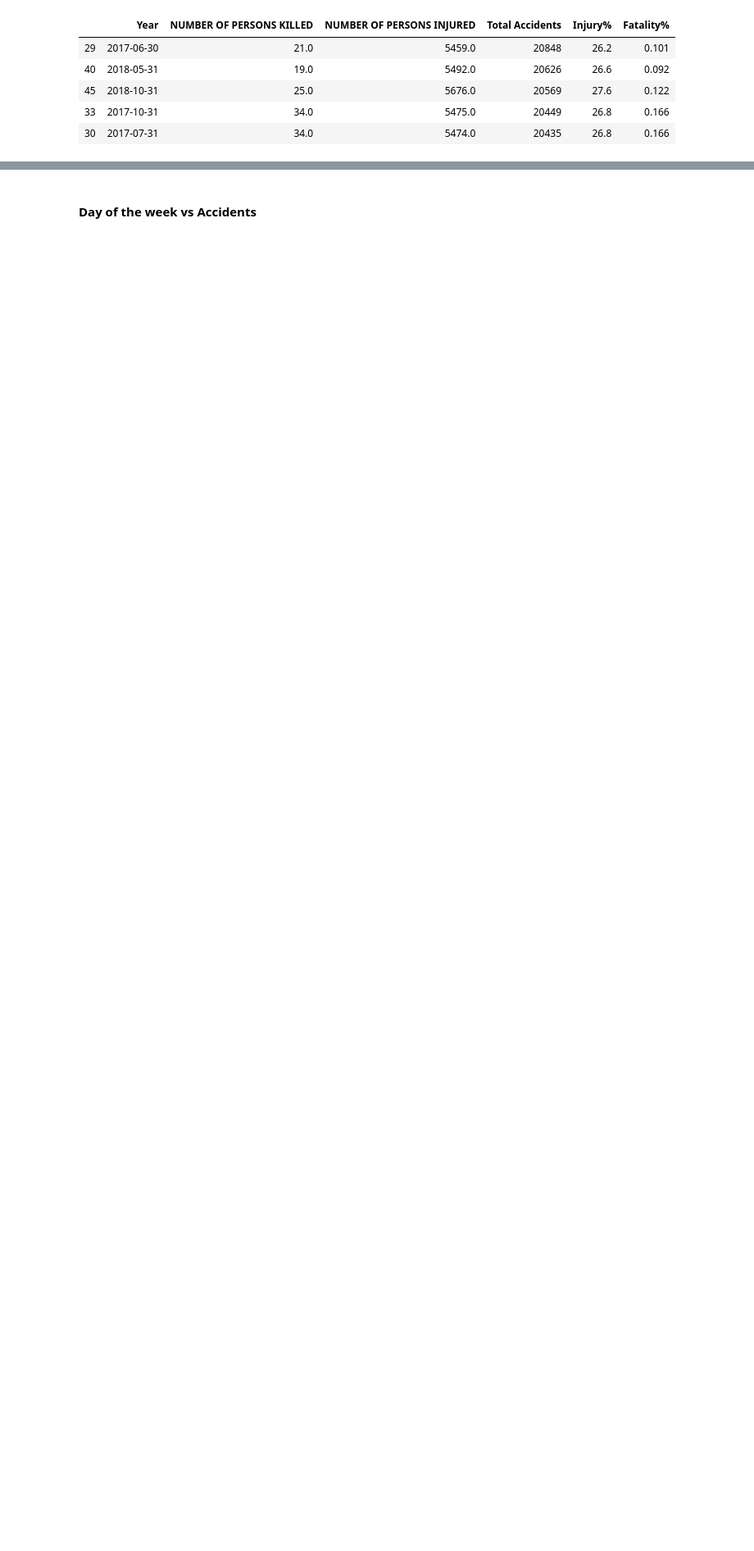
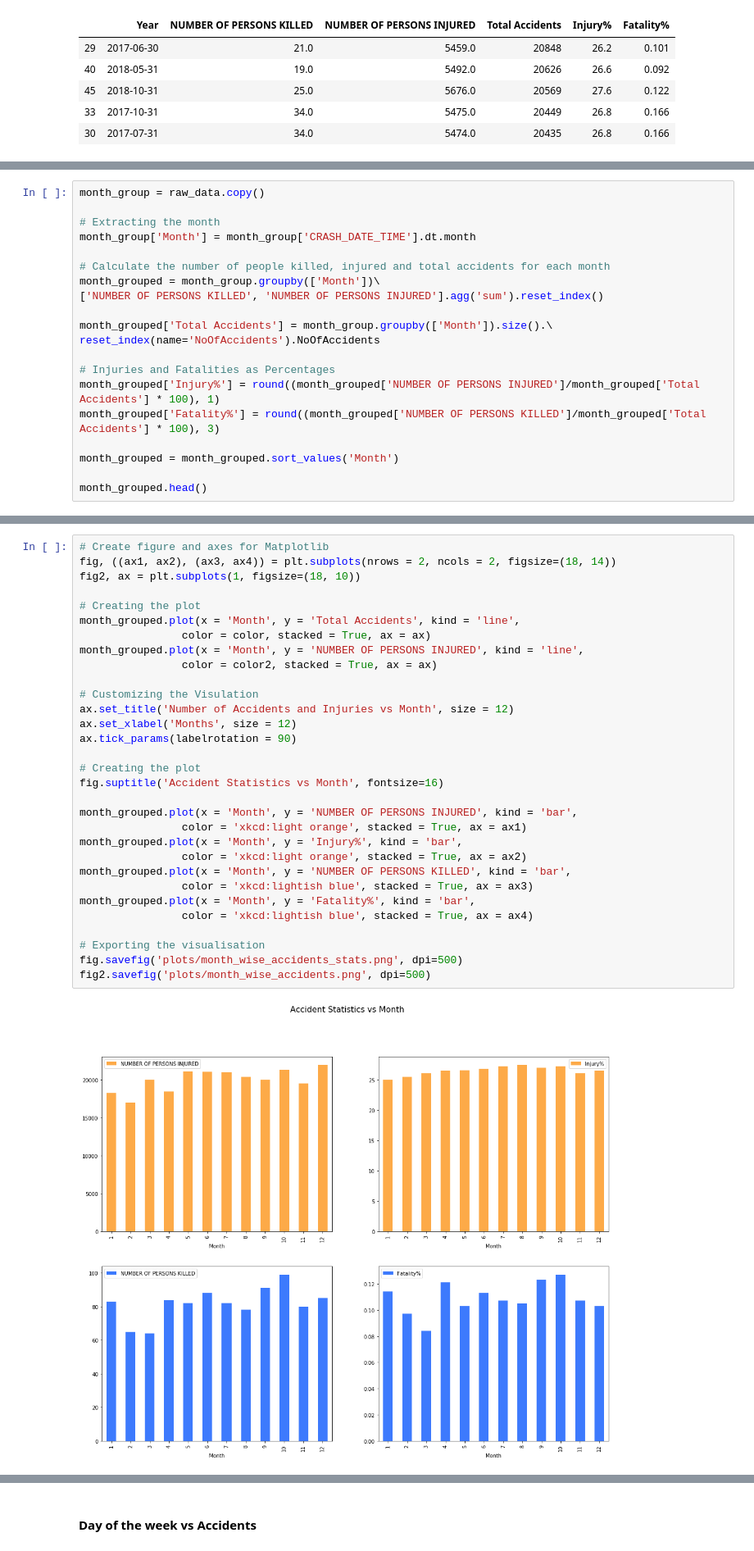
Before and after one commit to skhiearth/NYC-Motor-Vehicle-Collisions, a Jupyter notebook: NYC-Motor-Vehicle-Collisions.ipynb, the cells around one changed output, grey strips where cells are left out. Shown at 82% size. Cells and saved outputs as stored; diff of their text form; blank space fills up the shorter version.

```diff
--- a/NYC-Motor-Vehicle-Collisions.ipynb
+++ b/NYC-Motor-Vehicle-Collisions.ipynb
@@ -581,0 +582,20 @@ fig.savefig('plots/month_accidents_stats.png', dpi=500)
+# %%
+month_group = raw_data.copy()
+
+# Extracting the month
+month_group['Month'] = month_group['CRASH_DATE_TIME'].dt.month
+
+# Calculate the number of people killed, injured and total accidents for each month
+month_grouped = month_group.groupby(['Month'])\
+['NUMBER OF PERSONS KILLED', 'NUMBER OF PERSONS INJURED'].agg('sum').reset_index()
+
+month_grouped['Total Accidents'] = month_group.groupby(['Month']).size().\
+reset_index(name='NoOfAccidents').NoOfAccidents
+
+# Injuries and Fatalities as Percentages
+month_grouped['Injury%'] = round((month_grouped['NUMBER OF PERSONS INJURED']/month_grouped['Total Accidents'] * 100), 1)
+month_grouped['Fatality%'] = round((month_grouped['NUMBER OF PERSONS KILLED']/month_grouped['Total Accidents'] * 100), 3)
+
+month_grouped = month_grouped.sort_values('Month')
+
+month_grouped.head()
@@ -581,0 +609,33 @@ fig.savefig('plots/month_accidents_stats.png', dpi=500)
+# %%
+# Create figure and axes for Matplotlib
+fig, ((ax1, ax2), (ax3, ax4)) = plt.subplots(nrows = 2, ncols = 2, figsize=(18, 14))
+fig2, ax = plt.subplots(1, figsize=(18, 10))
+
+# Creating the plot
+month_grouped.plot(x = 'Month', y = 'Total Accidents', kind = 'line',
+                color = color, stacked = True, ax = ax)
+month_grouped.plot(x = 'Month', y = 'NUMBER OF PERSONS INJURED', kind = 'line',
+                color = color2, stacked = True, ax = ax)
+
+# Customizing the Visulation
+ax.set_title('Number of Accidents and Injuries vs Month', size = 12)
+ax.set_xlabel('Months', size = 12)
+ax.tick_params(labelrotation = 90)
+
+# Creating the plot
+fig.suptitle('Accident Statistics vs Month', fontsize=16)
+
+month_grouped.plot(x = 'Month', y = 'NUMBER OF PERSONS INJURED', kind = 'bar',
+                color = 'xkcd:light orange', stacked = True, ax = ax1)
+month_grouped.plot(x = 'Month', y = 'Injury%', kind = 'bar',
+                color = 'xkcd:light orange', stacked = True, ax = ax2)
+month_grouped.plot(x = 'Month', y = 'NUMBER OF PERSONS KILLED', kind = 'bar',
+                color = 'xkcd:lightish blue', stacked = True, ax = ax3)
+month_grouped.plot(x = 'Month', y = 'Fatality%', kind = 'bar',
+                color = 'xkcd:lightish blue', stacked = True, ax = ax4)
+
+# Exporting the visualisation
+fig.savefig('plots/month_wise_accidents_stats.png', dpi=500)
+fig2.savefig('plots/month_wise_accidents.png', dpi=500)
+# %% [output]
+[figure, added]
```
Also changed, not shown: parts of 5 cells of this notebook, 4 other files.
